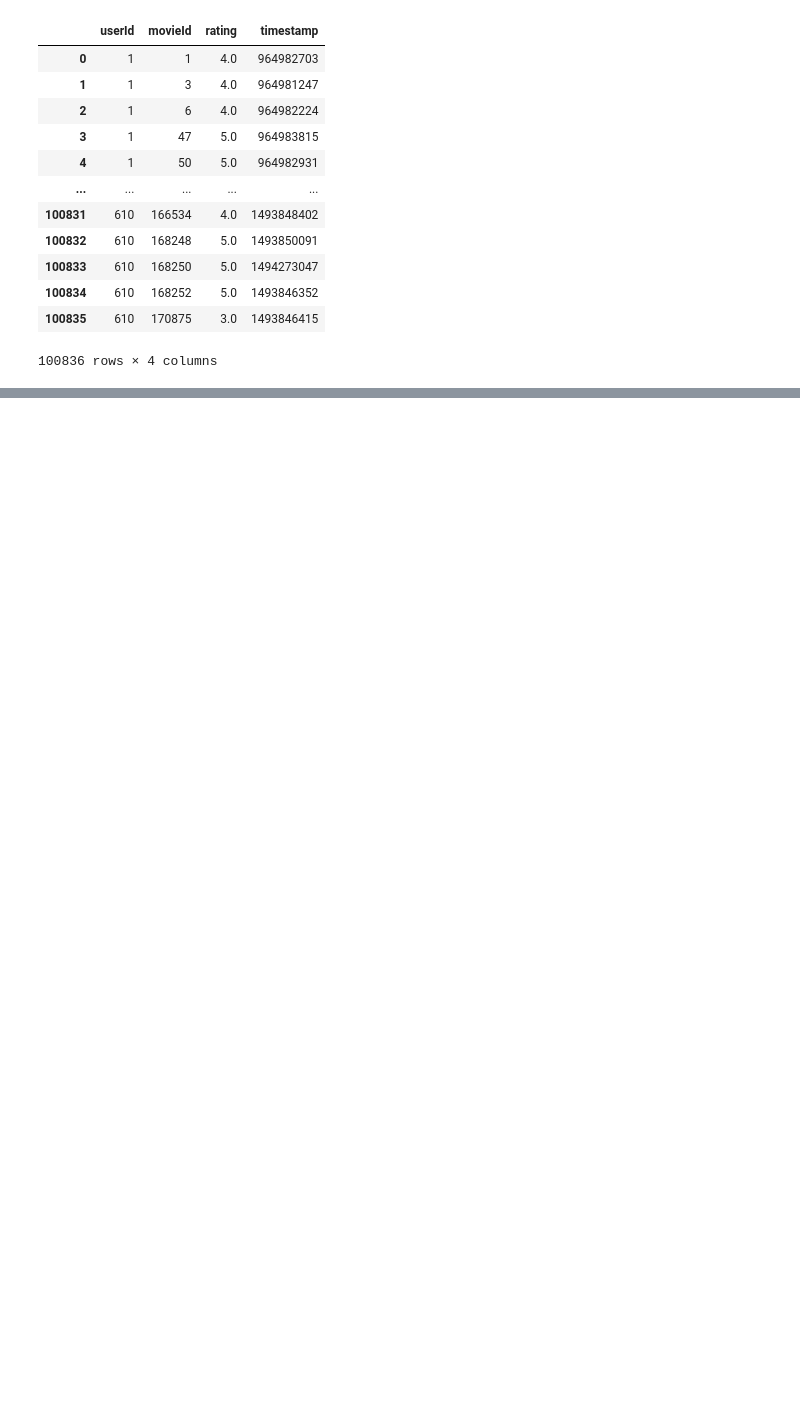
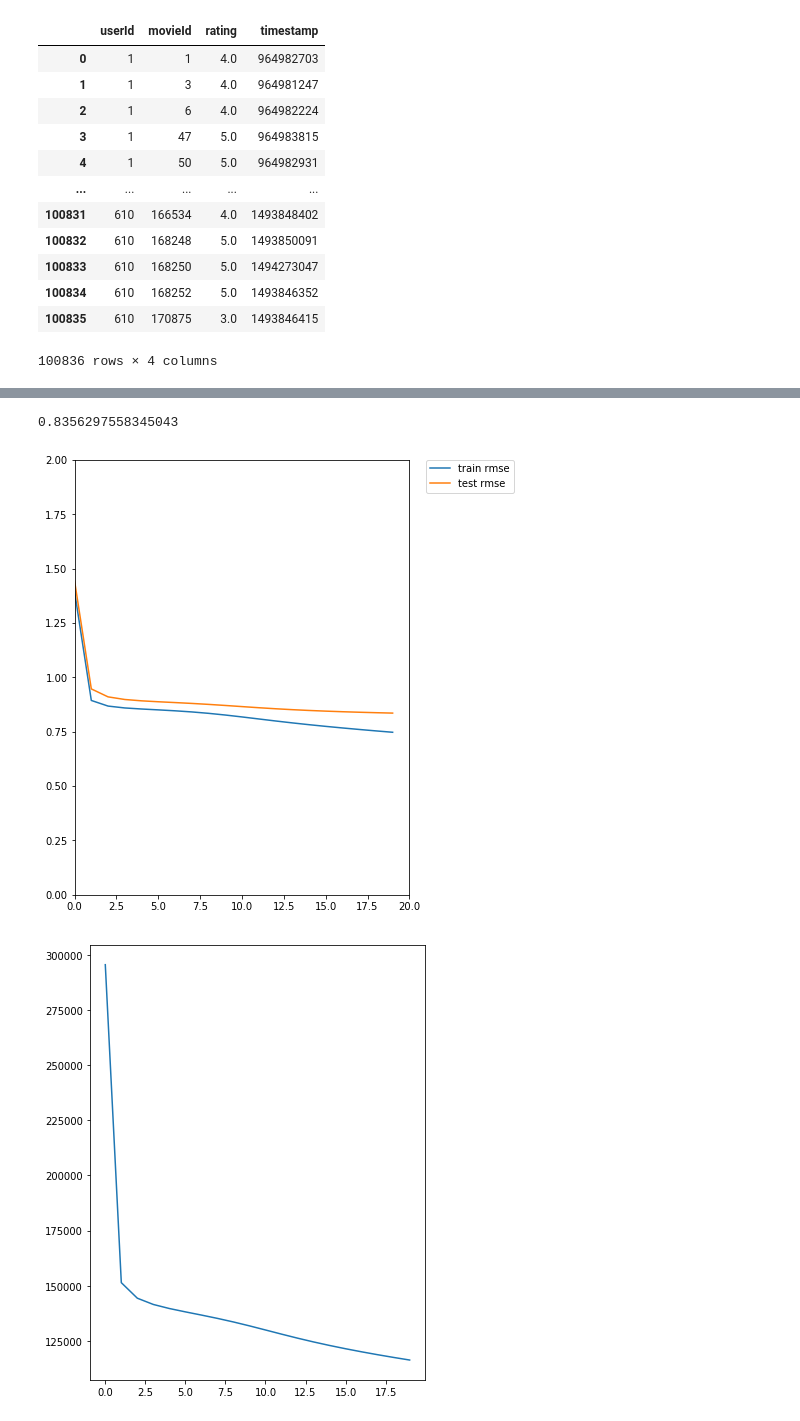
Before and after one commit to Pibou421/dynamic_recommandation, a Jupyter notebook: Dynamic_gradient_descent.ipynb, the cells around one changed output, grey strips where cells are left out. Drawn from its saved outputs; the diff is of its cells as text; code cells hidden in the pictures; blank space fills up the shorter version.

```diff
--- a/Dynamic_gradient_descent.ipynb
+++ b/Dynamic_gradient_descent.ipynb
@@ -47,4 +47,5 @@ nb_items = len(ratings_table.groupby("movieId").count())
 # %%
 sgd = MangakiSGDTemporal(nb_users, nb_items)
 # %%
-#sgd.cl_global_test(users, items, ratings, timestamps, mean_of_user, std_of_user, scaled_ratings, dynamic_strategy = "no temporal factor")
+sgd.new_global_test(users, items, ratings, timestamps, mean_of_user, std_of_user, scaled_ratings, dynamic_strategy = "no temporal factor")
+# %% [output]
@@ -51 +69,4 @@ sgd = MangakiSGDTemporal(nb_users, nb_items)
+0.8356297558345043
+[figure, added]
+[figure, added]
 # %%
```
Also changed, not shown: parts of 2 cells of this notebook, 1 other file.
